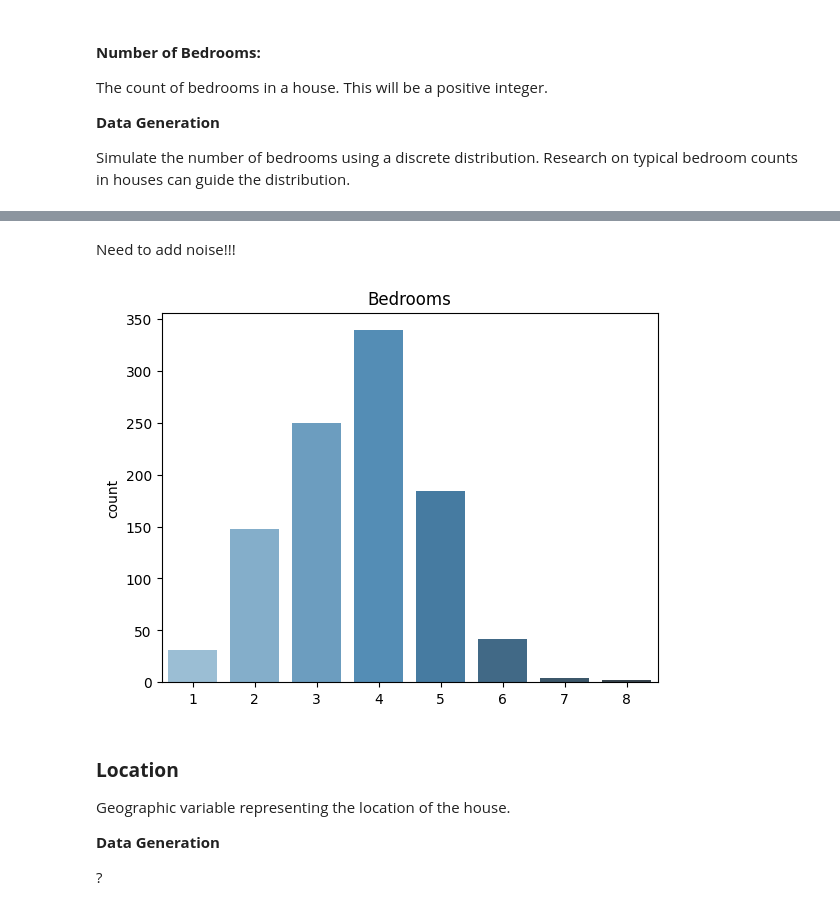
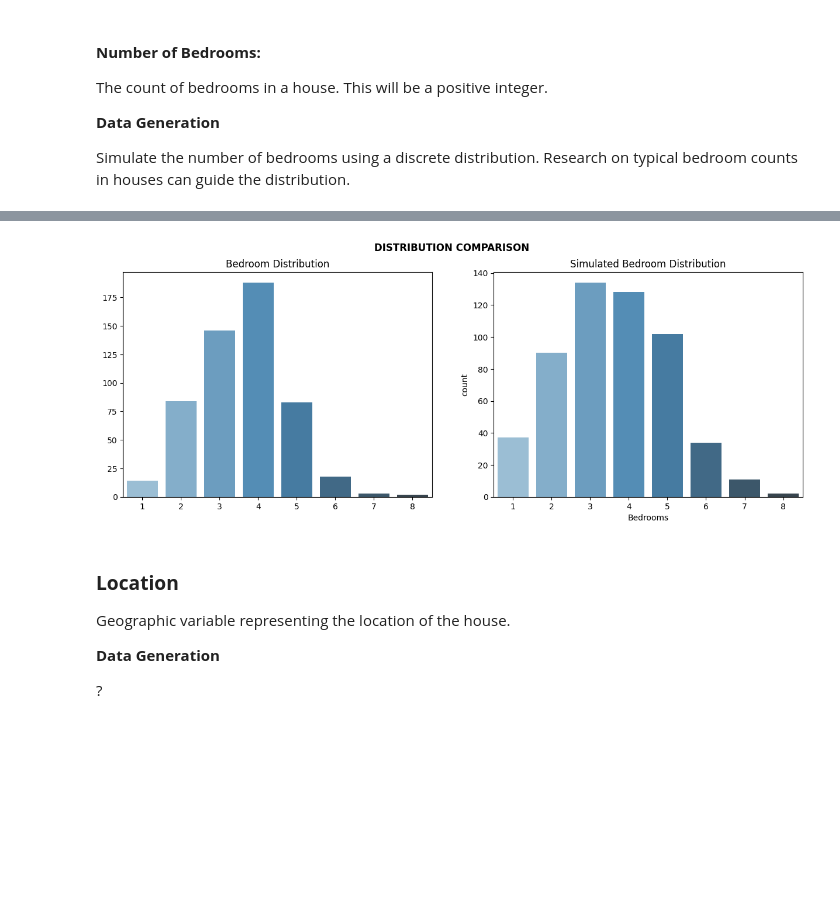
Before and after one commit to damienfarrell/prog-data-p1, a Jupyter notebook: Project_1.ipynb, the cells around one changed output, grey strips where cells are left out. Saved outputs shown, nothing was run; the diff lists cells and outputs as text; code cells hidden in the pictures; blank space fills up the shorter version.

```diff
--- a/Project_1.ipynb
+++ b/Project_1.ipynb
@@ -286,17 +284,24 @@ count_of_bedrooms = df["Bedrooms"].value_counts()
 sum_of_bedrooms = count_of_bedrooms.sum()
 
 bedroom_distribution = (count_of_bedrooms / sum_of_bedrooms).sort_index()
-# %% [markdown]
-Need to add noise!!!
 # %%
 p = bedroom_distribution.tolist()
 
-bedroom_count = np.random.choice([1, 2, 3, 4, 5, 6, 7, 8], size=num_samples, p=p)
+simulated_bedroom_count_without_noise = np.random.choice([1, 2, 3, 4, 5, 6, 7, 8], size=num_samples, p=p)
+noise = np.random.randint(-1, 2, len(df)) # Add random noise
 
-sns.countplot(x=bedroom_count, palette='Blues_d')
-plt.title('Bedrooms');
+simulated_bedroom_count = np.clip(df['Bedrooms'] + noise, 1, 8)
-# %% [output]
-[figure, removed]
+# %%
+figure, axes = plt.subplots(1, 2, figsize=(15, 5))
+figure.suptitle('DISTRIBUTION COMPARISON', fontweight='bold')
+
+axes[0].set_title('Bedroom Distribution')
+sns.barplot(x=c.index,y=c.values, palette='Blues_d', ax=axes[0])
+
+axes[1].set_title('Simulated Bedroom Distribution')
+sns.countplot(x=simulated_bedroom_count, palette='Blues_d', ax=axes[1]);
+# %% [output]
+[figure, added]
 # %% [markdown]
 ### **Location**
 
```
Also changed, not shown: parts of 17 cells of this notebook.
